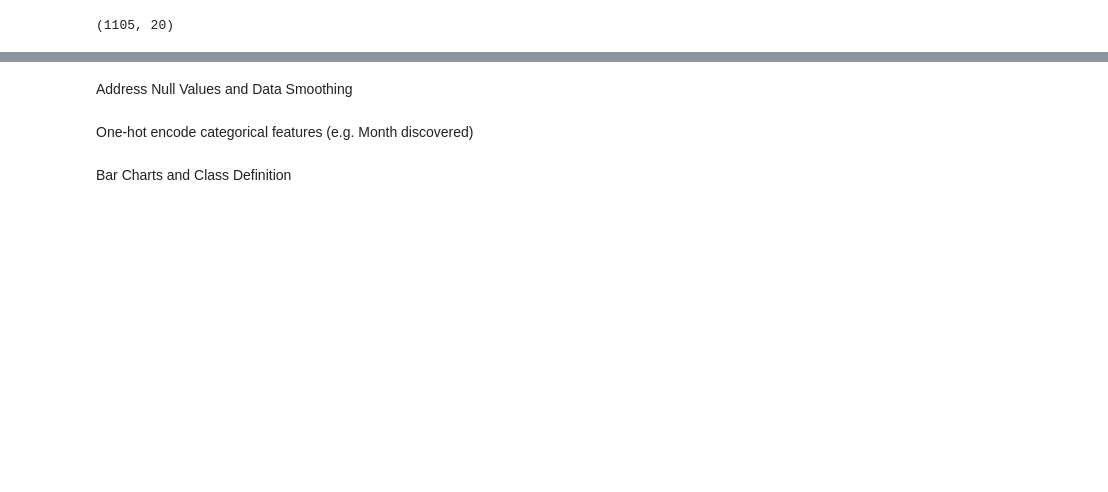
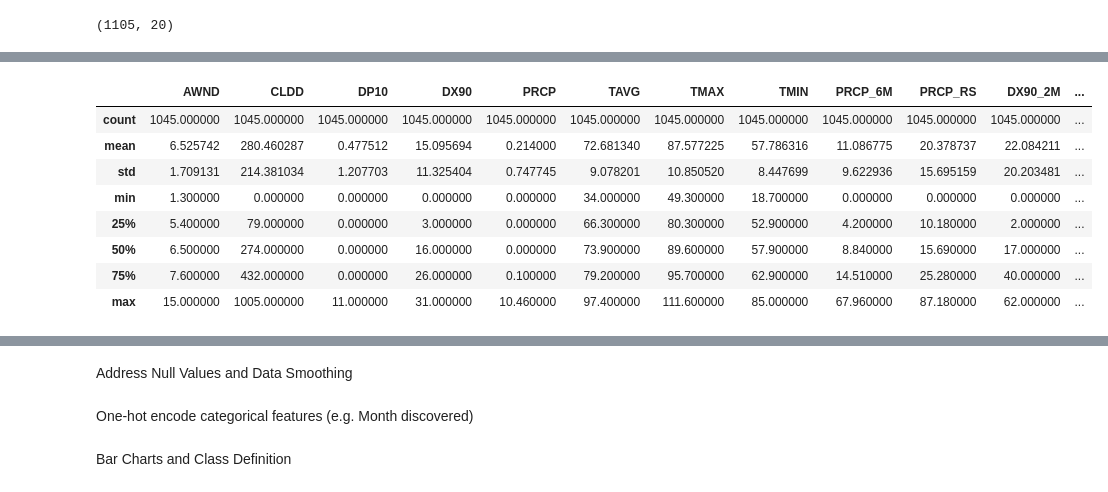
Before and after one commit to mnocerino23/Wildfire-Forecaster, a Jupyter notebook: Classifiers.ipynb, the cells around one changed output, grey strips where cells are left out. Saved outputs shown, nothing was run; the diff lists cells and outputs as text; code cells hidden in the pictures; blank space fills up the shorter version.

```diff
--- a/Classifiers.ipynb
+++ b/Classifiers.ipynb
@@ -176,2 +385,12 @@ wildfire_set1.describe()
 # %%
-wildfire_set2.describe()
+wildfire2.describe()
+# %% [output]
+|  | AWND | CLDD | DP10 | DX90 | PRCP | TAVG | TMAX | TMIN | PRCP_6M | PRCP_RS | DX90_2M | ... |
+| count | 1045.000000 | 1045.000000 | 1045.000000 | 1045.000000 | 1045.000000 | 1045.000000 | 1045.000000 | 1045.000000 | 1045.000000 | 1045.000000 | 1045.000000 | ... |
+| mean | 6.525742 | 280.460287 | 0.477512 | 15.095694 | 0.214000 | 72.681340 | 87.577225 | 57.786316 | 11.086775 | 20.378737 | 22.084211 | ... |
+| std | 1.709131 | 214.381034 | 1.207703 | 11.325404 | 0.747745 | 9.078201 | 10.850520 | 8.447699 | 9.622936 | 15.695159 | 20.203481 | ... |
+| min | 1.300000 | 0.000000 | 0.000000 | 0.000000 | 0.000000 | 34.000000 | 49.300000 | 18.700000 | 0.000000 | 0.000000 | 0.000000 | ... |
+| 25% | 5.400000 | 79.000000 | 0.000000 | 3.000000 | 0.000000 | 66.300000 | 80.300000 | 52.900000 | 4.200000 | 10.180000 | 2.000000 | ... |
+| 50% | 6.500000 | 274.000000 | 0.000000 | 16.000000 | 0.000000 | 73.900000 | 89.600000 | 57.900000 | 8.840000 | 15.690000 | 17.000000 | ... |
+| 75% | 7.600000 | 432.000000 | 0.000000 | 26.000000 | 0.100000 | 79.200000 | 95.700000 | 62.900000 | 14.510000 | 25.280000 | 40.000000 | ... |
+| max | 15.000000 | 1005.000000 | 11.000000 | 31.000000 | 10.460000 | 97.400000 | 111.600000 | 85.000000 | 67.960000 | 87.180000 | 62.000000 | ... |
```
Also changed, not shown: parts of 33 cells of this notebook.
